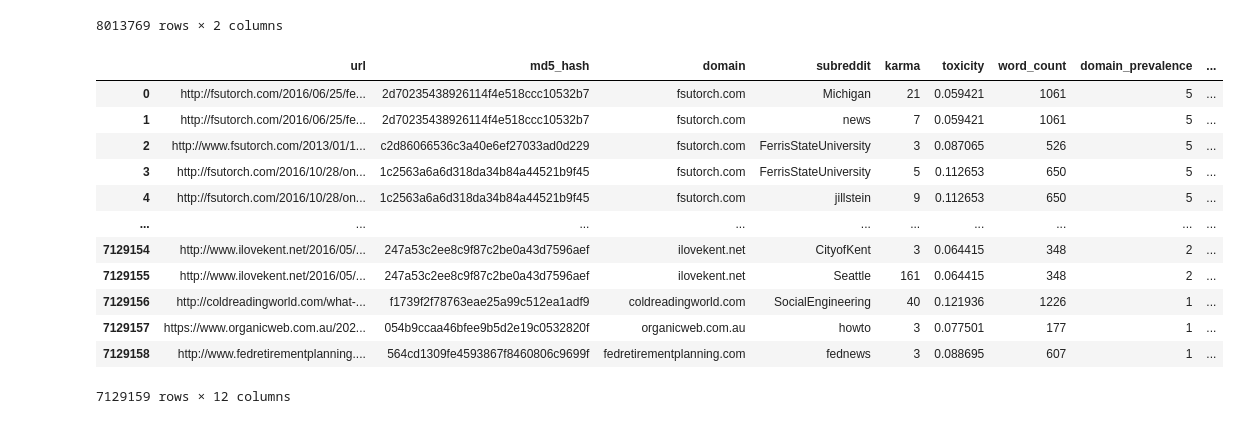
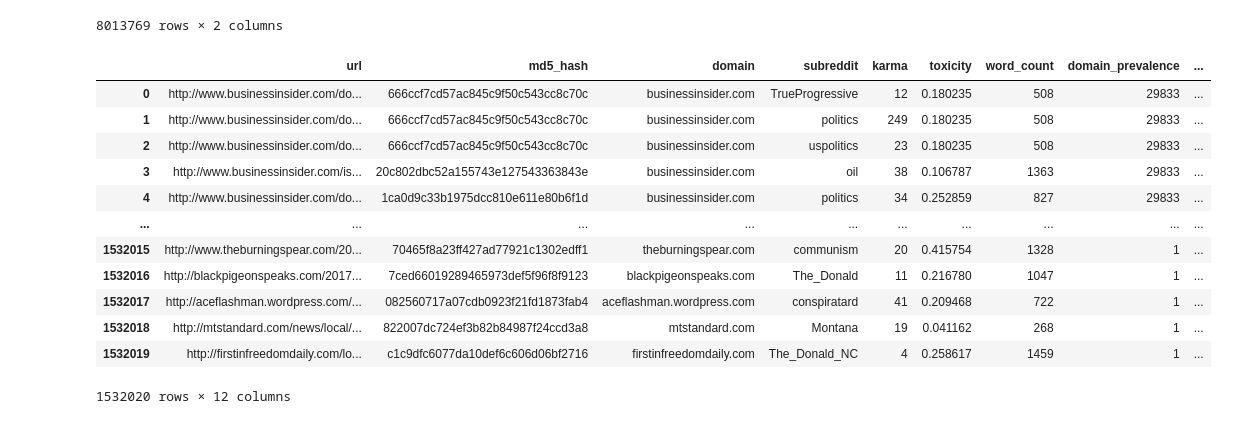
Before and after one commit to allenai/real-toxicity-prompts, a Jupyter notebook: notebooks/corpus_viz_data.ipynb, the cells around one changed output. Drawn from its saved outputs; the diff is of its cells as text; code cells hidden in the pictures.

```diff
--- a/notebooks/corpus_viz_data.ipynb
+++ b/notebooks/corpus_viz_data.ipynb
@@ -134,28 +134,28 @@ word_counts
 # %%
 df = docs.merge(toxicity)
 df = df.merge(word_counts)
 df = df.merge(domain_prevalence)
 
 # Allow null for this data
-df = df.merge(mbfc, how='left')
+df = df.merge(mbfc, how='inner')
 df = df.merge(banned_subs, how='left')
 df = df.merge(subscriber_counts, how='left')
 
 df
 # %% [output]
 |  | url | md5_hash | domain | subreddit | karma | toxicity | word_count | domain_prevalence | ... |
-| 0 | http://fsutorch.com/2016/06/25/fe... | 2d70235438926114f4e518ccc10532b7 | fsutorch.com | Michigan | 21 | 0.059421 | 1061 | 5 | ... |
-| 1 | http://fsutorch.com/2016/06/25/fe... | 2d70235438926114f4e518ccc10532b7 | fsutorch.com | news | 7 | 0.059421 | 1061 | 5 | ... |
-| 2 | http://www.fsutorch.com/2013/01/1... | c2d86066536c3a40e6ef27033ad0d229 | fsutorch.com | FerrisStateUniversity | 3 | 0.087065 | 526 | 5 | ... |
-| 3 | http://fsutorch.com/2016/10/28/on... | 1c2563a6a6d318da34b84a44521b9f45 | fsutorch.com | FerrisStateUniversity | 5 | 0.112653 | 650 | 5 | ... |
-| 4 | http://fsutorch.com/2016/10/28/on... | 1c2563a6a6d318da34b84a44521b9f45 | fsutorch.com | jillstein | 9 | 0.112653 | 650 | 5 | ... |
+| 0 | http://www.businessinsider.com/do... | 666ccf7cd57ac845c9f50c543cc8c70c | businessinsider.com | TrueProgressive | 12 | 0.180235 | 508 | 29833 | ... |
+| 1 | http://www.businessinsider.com/do... | 666ccf7cd57ac845c9f50c543cc8c70c | businessinsider.com | politics | 249 | 0.180235 | 508 | 29833 | ... |
+| 2 | http://www.businessinsider.com/do... | 666ccf7cd57ac845c9f50c543cc8c70c | businessinsider.com | uspolitics | 23 | 0.180235 | 508 | 29833 | ... |
+| 3 | http://www.businessinsider.com/is... | 20c802dbc52a155743e127543363843e | businessinsider.com | oil | 38 | 0.106787 | 1363 | 29833 | ... |
+| 4 | http://www.businessinsider.com/do... | 1ca0d9c33b1975dcc810e611e80b6f1d | businessinsider.com | politics | 34 | 0.252859 | 827 | 29833 | ... |
 | ... | ... | ... | ... | ... | ... | ... | ... | ... | ... |
-| 7129154 | http://www.ilovekent.net/2016/05/... | 247a53c2ee8c9f87c2be0a43d7596aef | ilovekent.net | CityofKent | 3 | 0.064415 | 348 | 2 | ... |
-| 7129155 | http://www.ilovekent.net/2016/05/... | 247a53c2ee8c9f87c2be0a43d7596aef | ilovekent.net | Seattle | 161 | 0.064415 | 348 | 2 | ... |
-| 7129156 | http://coldreadingworld.com/what-... | f1739f2f78763eae25a99c512ea1adf9 | coldreadingworld.com | SocialEngineering | 40 | 0.121936 | 1226 | 1 | ... |
-| 7129157 | https://www.organicweb.com.au/202... | 054b9ccaa46bfee9b5d2e19c0532820f | organicweb.com.au | howto | 3 | 0.077501 | 177 | 1 | ... |
-| 7129158 | http://www.fedretirementplanning.... | 564cd1309fe4593867f8460806c9699f | fedretirementplanning.com | fednews | 3 | 0.088695 | 607 | 1 | ... |
+| 1532015 | http://www.theburningspear.com/20... | 70465f8a23ff427ad77921c1302edff1 | theburningspear.com | communism | 20 | 0.415754 | 1328 | 1 | ... |
+| 1532016 | http://blackpigeonspeaks.com/2017... | 7ced66019289465973def5f96f8f9123 | blackpigeonspeaks.com | The_Donald | 11 | 0.216780 | 1047 | 1 | ... |
+| 1532017 | http://aceflashman.wordpress.com/... | 082560717a07cdb0923f21fd1873fab4 | aceflashman.wordpress.com | conspiratard | 41 | 0.209468 | 722 | 1 | ... |
+| 1532018 | http://mtstandard.com/news/local/... | 822007dc724ef3b82b84987f24ccd3a8 | mtstandard.com | Montana | 19 | 0.041162 | 268 | 1 | ... |
+| 1532019 | http://firstinfreedomdaily.com/lo... | c1c9dfc6077da10def6c606d06bf2716 | firstinfreedomdaily.com | The_Donald_NC | 4 | 0.258617 | 1459 | 1 | ... |
-7129159 rows × 12 columns
+1532020 rows × 12 columns
 # %%
 out = df.sort_values('karma', ascending=False).drop_duplicates(subset='md5_hash')
 
```
Also changed, not shown: parts of 2 cells of this notebook, 1 other file.
